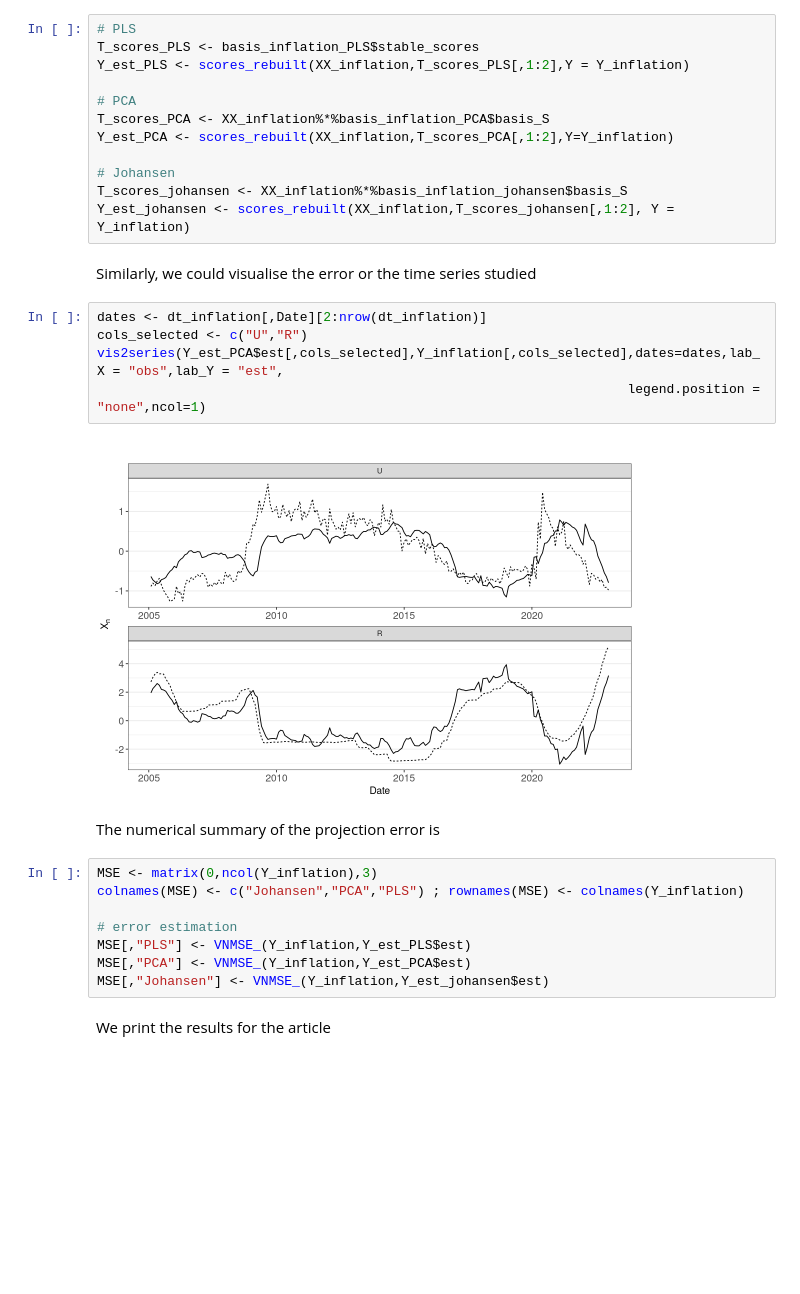
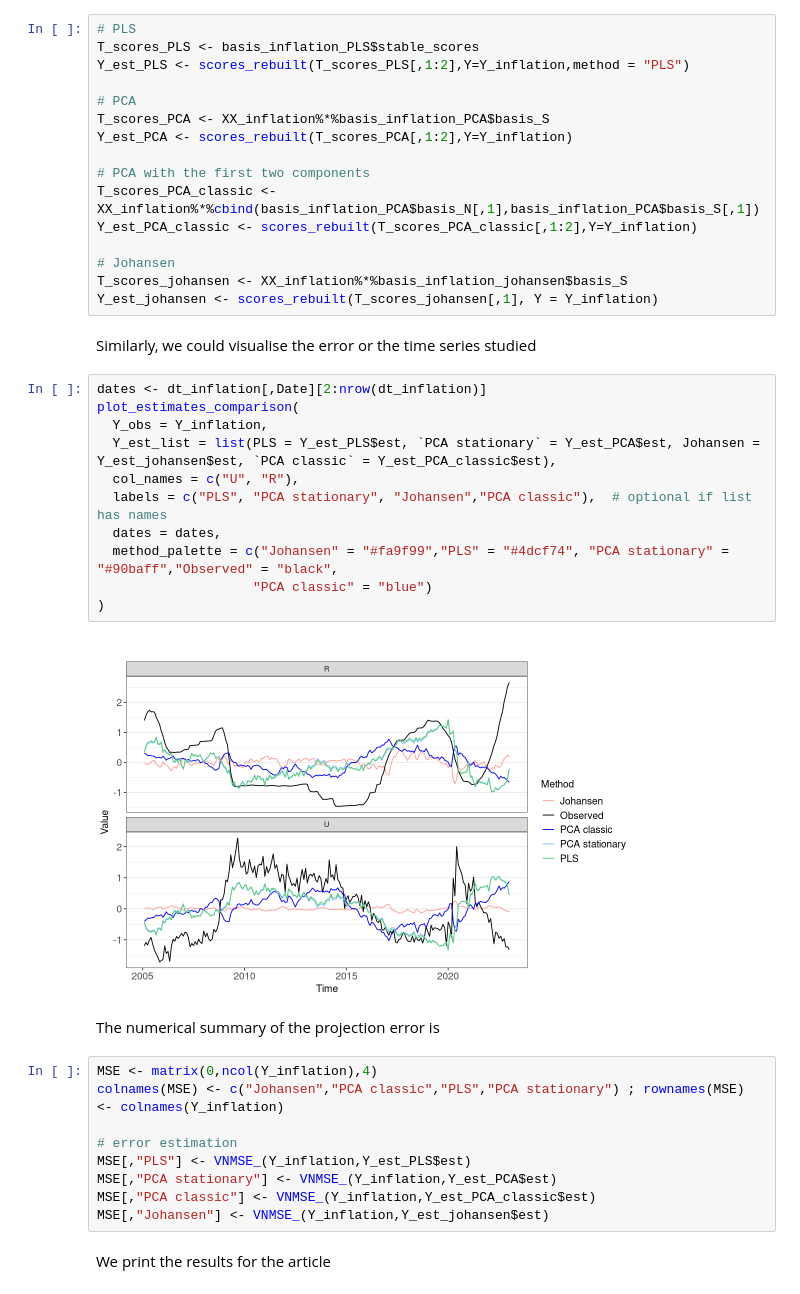
Before and after one commit to robervz22/ts_stable_space, a Jupyter notebook: notebooks/analysis_inflation.ipynb, the cells around one changed output. Saved outputs shown, nothing was run; the diff lists cells and outputs as text; blank space fills up the shorter version.

```diff
--- a/notebooks/analysis_inflation.ipynb
+++ b/notebooks/analysis_inflation.ipynb
@@ -144,33 +117,44 @@ As in the simulation study, we quantify the projection error to the estimated st
 # %%
 # PLS
 T_scores_PLS <- basis_inflation_PLS$stable_scores
-Y_est_PLS <- scores_rebuilt(XX_inflation,T_scores_PLS[,1:2],Y = Y_inflation)
+Y_est_PLS <- scores_rebuilt(T_scores_PLS[,1:2],Y=Y_inflation,method = "PLS")
 
 # PCA
 T_scores_PCA <- XX_inflation%*%basis_inflation_PCA$basis_S
-Y_est_PCA <- scores_rebuilt(XX_inflation,T_scores_PCA[,1:2],Y=Y_inflation)
+Y_est_PCA <- scores_rebuilt(T_scores_PCA[,1:2],Y=Y_inflation)
+
+# PCA with the first two components
+T_scores_PCA_classic <- XX_inflation%*%cbind(basis_inflation_PCA$basis_N[,1],basis_inflation_PCA$basis_S[,1])
+Y_est_PCA_classic <- scores_rebuilt(T_scores_PCA_classic[,1:2],Y=Y_inflation)
 
 # Johansen
 T_scores_johansen <- XX_inflation%*%basis_inflation_johansen$basis_S
-Y_est_johansen <- scores_rebuilt(XX_inflation,T_scores_johansen[,1:2], Y = Y_inflation)
+Y_est_johansen <- scores_rebuilt(T_scores_johansen[,1], Y = Y_inflation)
 # %% [markdown]
 Similarly, we could visualise the error or the time series studied
-# %%
-dates <- dt_inflation[,Date][2:nrow(dt_inflation)]
-cols_selected <- c("U","R")
-vis2series(Y_est_PCA$est[,cols_selected],Y_inflation[,cols_selected],dates=dates,lab_X = "obs",lab_Y = "est",
-                                                                    legend.position = "none",ncol=1)
-# %% [output]
-[figure, removed]
+# %%
+dates <- dt_inflation[,Date][2:nrow(dt_inflation)]
+plot_estimates_comparison(
+  Y_obs = Y_inflation,
+  Y_est_list = list(PLS = Y_est_PLS$est, `PCA stationary` = Y_est_PCA$est, Johansen = Y_est_johansen$est, `PCA classic` = Y_est_PCA_classic$est),
+  col_names = c("U", "R"),
+  labels = c("PLS", "PCA stationary", "Johansen","PCA classic"),  # optional if list has names
+  dates = dates,
+  method_palette = c("Johansen" = "#fa9f99","PLS" = "#4dcf74", "PCA stationary" = "#90baff","Observed" = "black",
+                    "PCA classic" = "blue")
+)
+# %% [output]
+[figure, added]
 # %% [markdown]
 The numerical summary of the projection error is
 # %%
-MSE <- matrix(0,ncol(Y_inflation),3)
-colnames(MSE) <- c("Johansen","PCA","PLS") ; rownames(MSE) <- colnames(Y_inflation)
+MSE <- matrix(0,ncol(Y_inflation),4)
+colnames(MSE) <- c("Johansen","PCA classic","PLS","PCA stationary") ; rownames(MSE) <- colnames(Y_inflation)
 
 # error estimation
 MSE[,"PLS"] <- VNMSE_(Y_inflation,Y_est_PLS$est)
-MSE[,"PCA"] <- VNMSE_(Y_inflation,Y_est_PCA$est)
+MSE[,"PCA stationary"] <- VNMSE_(Y_inflation,Y_est_PCA$est)
+MSE[,"PCA classic"] <- VNMSE_(Y_inflation,Y_est_PCA_classic$est)
 MSE[,"Johansen"] <- VNMSE_(Y_inflation,Y_est_johansen$est)
 # %% [markdown]
 We print the results for the article
```
Also changed, not shown: parts of 10 cells of this notebook, 2 other files.
